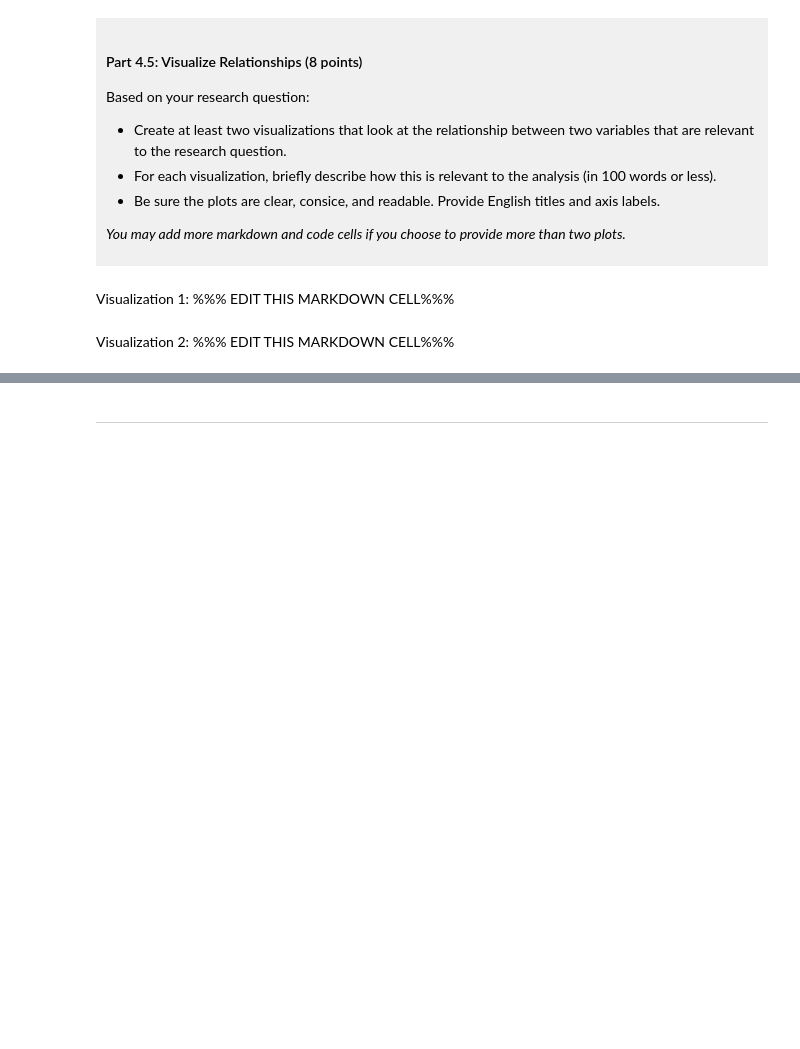
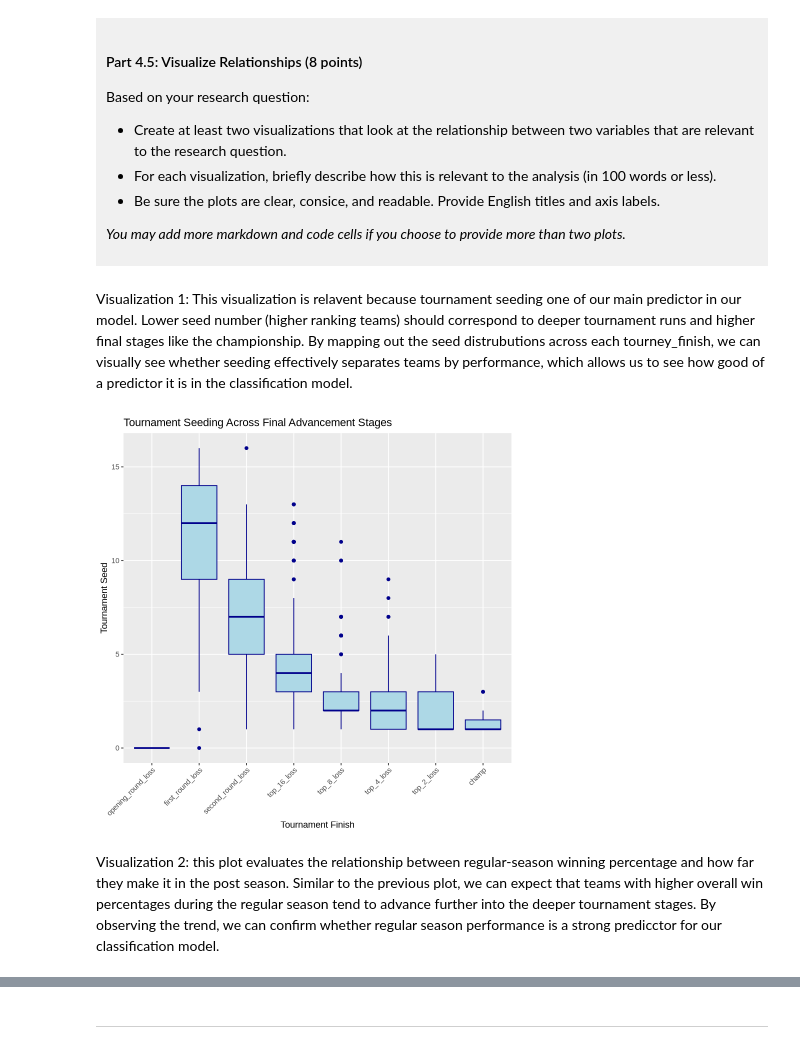
Before and after one commit to ali0171/dsci-100-project-Austin-Li, a Jupyter notebook: dsci-100-project-notebook.ipynb, the cells around one changed output, grey strips where cells are left out. Saved outputs shown, nothing was run; the diff lists cells and outputs as text; code cells hidden in the pictures; blank space fills up the shorter version.

```diff
--- a/dsci-100-project-notebook.ipynb
+++ b/dsci-100-project-notebook.ipynb
@@ -331,9 +382,15 @@ Based on your research question:
 *You may add more markdown and code cells if you choose to provide more than two plots.*
 </div>
 # %% [markdown]
-Visualization 1: %%% EDIT THIS MARKDOWN CELL%%%
+Visualization 1: This visualization is relavent because tournament seeding one of our main predictor in our model. Lower seed number (higher ranking teams) should correspond to deeper tournament runs and higher final stages like the championship. By mapping out the seed distrubutions across each tourney_finish, we can visually see whether seeding effectively separates teams by performance, which allows us to see how good of a predictor it is in the classification model.
 # %%
-### EDIT THIS CODE CELL FOR VISUALIZATION 1###
+seed_boxplot <- ggplot(basketball_tidy, aes(x = tourney_finish, y = seed)) +
+  geom_boxplot(fill = "lightblue", color = "darkblue") +
+  labs(title = "Tournament Seeding Across Final Advancement Stages", x = "Tournament Finish", y = "Tournament Seed") +
+  theme(axis.text.x = element_text(angle = 45, hjust = 1))
+seed_boxplot
+# %% [output]
+[figure, added]
 # %% [markdown]
-Visualization 2: %%% EDIT THIS MARKDOWN CELL%%%
+Visualization 2: this plot evaluates the relationship between regular-season winning percentage and how far they make it in the post season. Similar to the previous plot, we can expect that teams with higher overall win percentages during the regular season tend to advance further into the deeper tournament stages. By observing the trend, we can confirm whether regular season performance is a strong predicctor for our classification model.
 # %%
```
Also changed, not shown: parts of 9 cells of this notebook.
